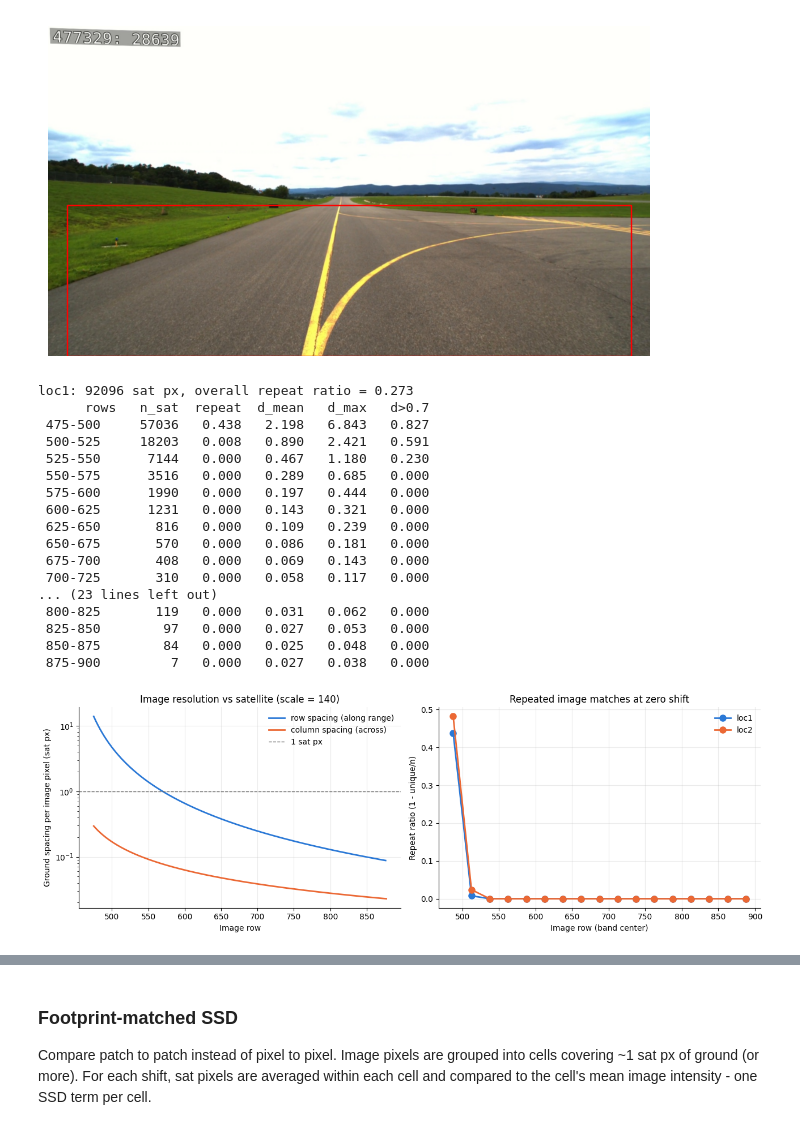
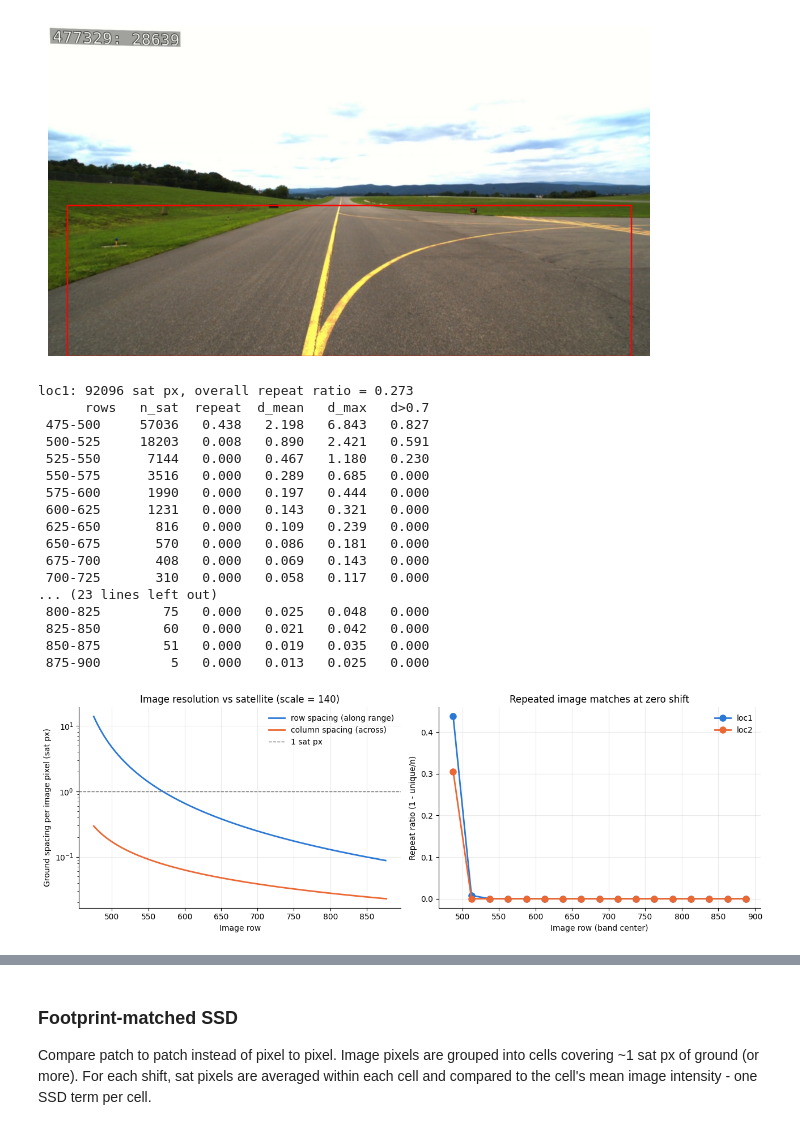
Before and after one commit to dchoate119/ASAR, a Jupyter notebook: s4/fde/lsa_example.ipynb, the cells around one changed output, grey strips where cells are left out. Cells and saved outputs as stored; diff of their text form; code cells hidden in the pictures.

```diff
--- a/s4/fde/lsa_example.ipynb
+++ b/s4/fde/lsa_example.ipynb
@@ -172,7 +172,7 @@ for i in range(gnav.im_num):
 Done image  0
 # %%
 # Hand tuning: scale, rotation (deg), x, y - x, y in shifted sat frame (pixel - [700, 600])
-scale, rot_deg, x, y = 140, 342, 760, 575
+scale, rot_deg, x, y = 110, 336, 1420, 885
 
 params_tune = np.array([[scale, np.deg2rad(rot_deg), x, y]])
 gnav.implement_guess_ind(params_tune)
@@ -183,7 +183,7 @@ gnav.mosaic_w_ref_visualization(vis)
 # %%
 # SSD at hand-aligned locations
 # Each entry: scale, rotation (deg), x, y - same as tuning cell
-locs = {'loc1': (140, 336, 322, 320), 'loc2': (140, 335, 1565, 952)}
+locs = {'loc1': (140, 336, 322, 320), 'loc2': (110, 336, 1420, 885)} #140, 335, 1565, 952)}
 
 n_ssd = 5
 ssds_locs = {}
@@ -348,7 +348,7 @@ gnav.mosaic_w_ref_visualization(vis)
 from scipy.spatial import cKDTree
 
 # Resolution check on extended ROI: image pixel spacing vs satellite pixels
-roi = rois['mid']
+roi = rois['extended']
 x0, y0, w, h = roi
 band = 25 # Image rows per band
 band_edges = np.arange(y0, y0 + h + band, band)
@@ -397,38 +397,38 @@ axs[0].set_ylabel('Ground spacing per image pixel (sat px)')
 axs[0].set_title('Image resolution vs satellite (scale = 140)')
 axs[0].legend(frameon=False)
 
 for key, c in zip(res, ['#2a78d6', '#eb6834']):
     b = res[key]['bands']
     axs[1].plot((b[:, 0] + b[:, 1]) / 2, b[:, 3], color=c, lw=2, marker='o', ms=8, label=key)
 axs[1].set_xlabel('Image row (band center)')
 axs[1].set_ylabel('Repeat ratio (1 - unique/n)')
 axs[1].set_title('Repeated image matches at zero shift')
 axs[1].legend(frameon=False)
 
 for ax in axs:
     ax.grid(alpha=0.25)
     ax.spines[['top', 'right']].set_visible(False)
 plt.tight_layout()
 plt.show()
 # %% [output]
 loc1: 92096 sat px, overall repeat ratio = 0.273
       rows   n_sat  repeat  d_mean   d_max   d>0.7
  475-500     57036   0.438   2.198   6.843   0.827
  500-525     18203   0.008   0.890   2.421   0.591
  525-550      7144   0.000   0.467   1.180   0.230
  550-575      3516   0.000   0.289   0.685   0.000
  575-600      1990   0.000   0.197   0.444   0.000
  600-625      1231   0.000   0.143   0.321   0.000
  625-650       816   0.000   0.109   0.239   0.000
  650-675       570   0.000   0.086   0.181   0.000
  675-700       408   0.000   0.069   0.143   0.000
  700-725       310   0.000   0.058   0.117   0.000
 ... (23 lines left out)
- 800-825       119   0.000   0.031   0.062   0.000
- 825-850        97   0.000   0.027   0.053   0.000
- 850-875        84   0.000   0.025   0.048   0.000
- 875-900         7   0.000   0.027   0.038   0.000
+ 800-825        75   0.000   0.025   0.048   0.000
+ 825-850        60   0.000   0.021   0.042   0.000
+ 850-875        51   0.000   0.019   0.035   0.000
+ 875-900         5   0.000   0.013   0.025   0.000
-[figure, old version]
+[figure, new version]
 # %%
 # SSD on extended ROIs (no mitigation) - compare against baseline (ssds_locs)
 rois['clean'] = (50, 550, W - 100, H - 550)
```
Also changed, not shown: parts of 6 cells of this notebook.
